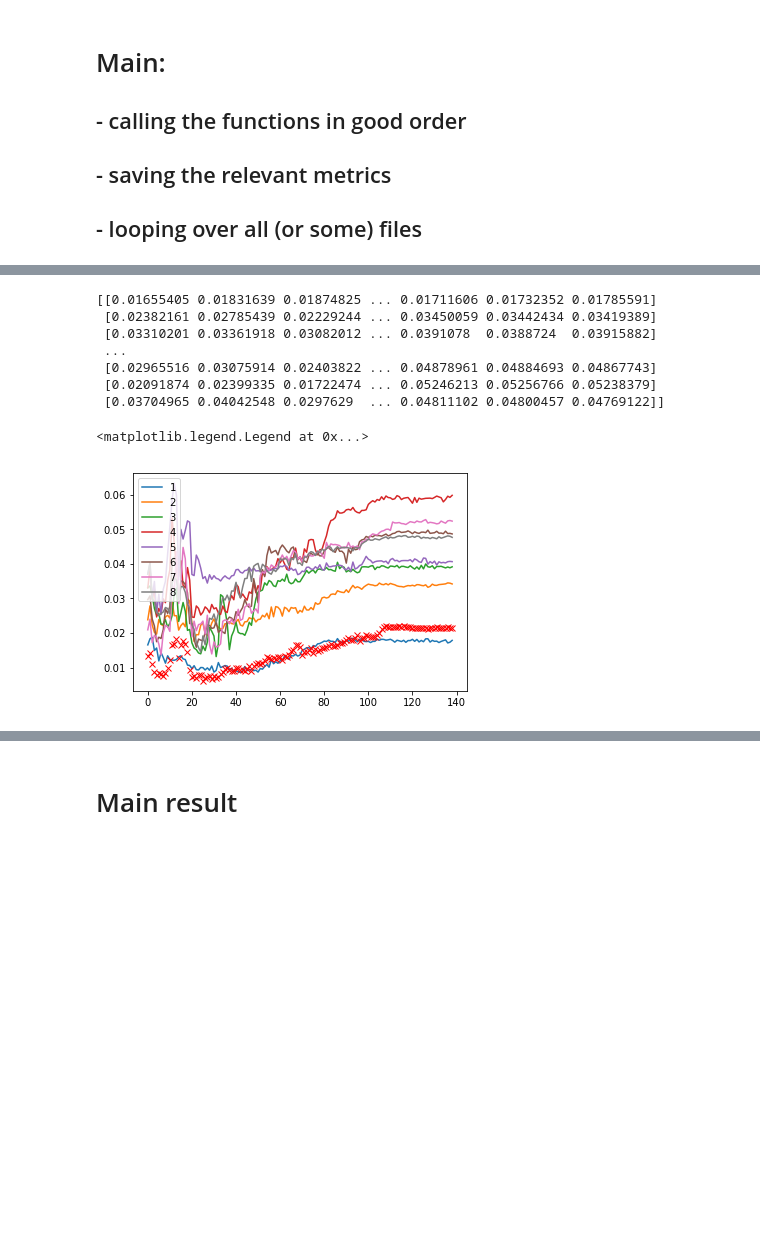
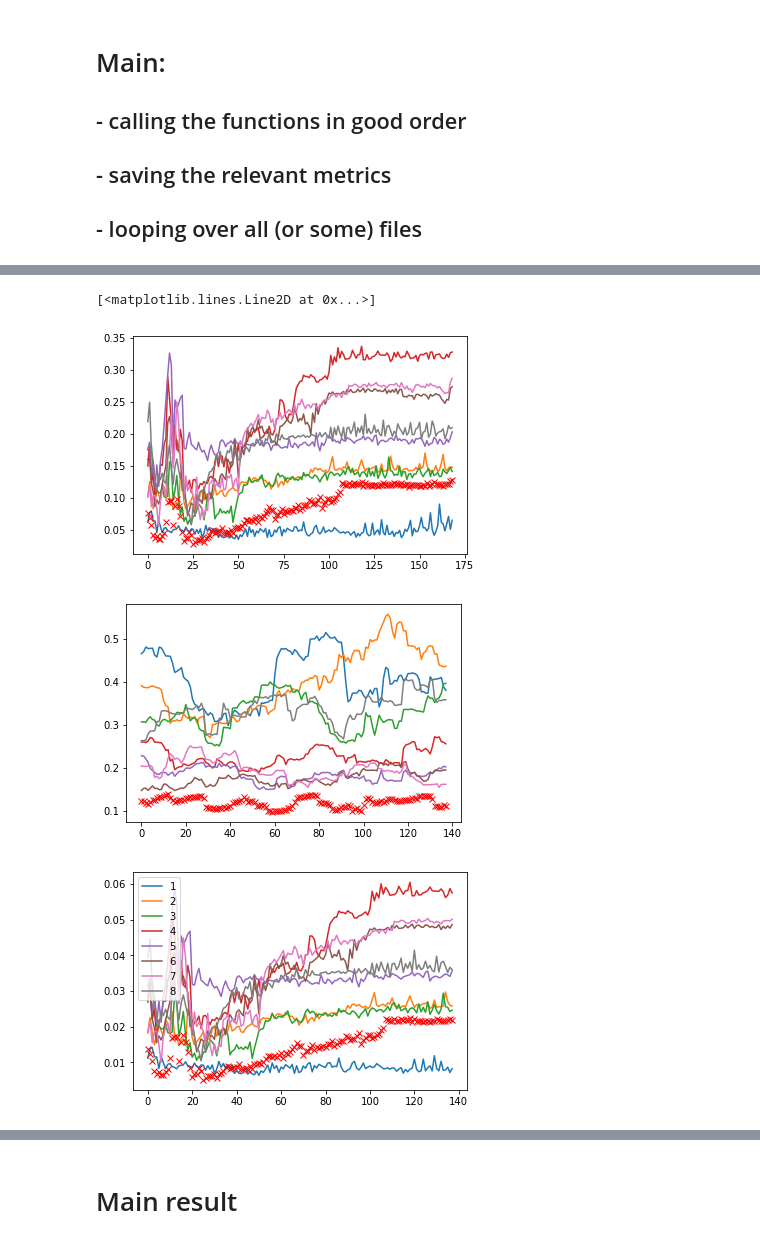
Before and after one commit to jkikstra/climvar, a Jupyter notebook: IlyasPastVariability.ipynb, the cells around one changed output, grey strips where cells are left out. Cells and saved outputs as stored; diff of their text form; code cells hidden in the pictures; blank space fills up the shorter version.

```diff
--- a/IlyasPastVariability.ipynb
+++ b/IlyasPastVariability.ipynb
@@ -28,11 +26,13 @@ import xarray as xr
 import math
 from scipy import stats
 import pylab
+import seaborn as sns
 
 
 startyr = 1850
 endyr = 2018
-climateperiod = 30
+climateperiod = 31
+halfclimperiod = np.floor(climateperiod)
 numyears_data = endyr - startyr + 1
 
 #scipy.signal.detrend
@@ -139,7 +138,7 @@ def create_weighted_grids(grid): # grid should be input of 36 x 72 (so for 1 tim
 # %%
 # load the medians of the temperature anomalies from the datafile
 dsdir = '/data/aod/Ilyasetal2017_annual/wrt_18501900/'
-dsname = 'median.nc'
+dsname = 'ensemble_statistics.ann_wrt_18501900.nc' #'median.nc'
 DS = xr.open_dataset(dsdir + dsname, decode_times=False)
 t_anom_ds = DS['median']     # yearly data; [167 x 36 x 72], float32
 t_anom = t_anom_ds.values
@@ -324,10 +346,12 @@ def detrend_data_and_climatic_data(regional_data):
 
 regional_data_detrended, global_data_detrended, regional_clim_data, global_clim_data, regional_data_notdetrended, regional_clim_data_detrended = detrend_data_and_climatic_data(regional_data)
 # %%
+# print to check shape of global anomalies: for every year there are 31 entries,
+    # which are the means of the years in the climateperiod around that year
 print(global_data_detrended.shape, regional_data.shape)
 global_data_detrended[14:50]
-plt.plot(range(regional_data.shape[1]), global_data_detrended)
+plt.plot(range(regional_data.shape[1]), global_data_detrended);
 
-for i in range(regional_data.shape[1]):
-    print(np.nanmean(global_data_detrended[i]))
+# for i in range(regional_data.shape[1]):
+#     print(np.nanmean(global_data_detrended[i]))
 # %% [output]
@@ -581,7 +593,7 @@ def loop_over_ensmembers():
                 ## !!!!!!!!!!!!!!!!!!!!!!!!!!!!!
 
         # step 1) and 2)
-        numberofmembersselectedforthispracticerun = 5000 # to prevent overload
+        numberofmembersselectedforthispracticerun = 10000 # to prevent overload
         for member in range(numberofmembersselectedforthispracticerun):#nummembers):
             # 1a. apply mask || 1b. store regional mean temperatures
             regional_mean = np.squeeze(do_regional_data(t_anom[member]))
@@ -621,7 +633,7 @@ def find_uncertainties(SDofmembers_regional_annual, SDofmembers_global_annual):
             for i in range(N):
                 mu = 0 # = regional_clim_data_detrended[rgn, yr]
                 xi = ufloat(regional_data_detrended[rgn, climyr, i], SDofmembers_regional_annual[rgn, yr])# (climyr - math.floor(climateperiod/2) + i - 1)])#float(MEANofmembers_regional_annual[rgn, (climyr - math.floor(climateperiod/2) + i - 1)], SDofmembers_regional_annual[rgn, (climyr - math.floor(climateperiod/2) + i - 1)])
-                print(xi-mu)
+#                 print(xi-mu)
                 sdsum = sdsum + (xi - mu)**2
             sdev = (1/N * sdsum)**(1/2)
 
@@ -638,7 +650,7 @@ def find_uncertainties(SDofmembers_regional_annual, SDofmembers_global_annual):
         for i in range(N):
             mu = 0 # = regional_clim_data_detrended[rgn, yr]
             xi = ufloat(global_data_detrended[climyr, i], SDofmembers_global_annual[yr])# (climyr - math.floor(climateperiod/2) + i - 1)])#float(MEANofmembers_regional_annual[rgn, (climyr - math.floor(climateperiod/2) + i - 1)], SDofmembers_regional_annual[rgn, (climyr - math.floor(climateperiod/2) + i - 1)])
-            print(xi-mu)
+#             print(xi-mu)
             sdsum = sdsum + (xi - mu)**2
         sdev = (1/N * sdsum)**(1/2)
         interannualSDofMemberSDs_global[yr] = sdev.std_dev
@@ -662,8 +674,9 @@ def find_uncertainties(SDofmembers_regional_annual, SDofmembers_global_annual):
     # --> B) calculate the average [SD] of a set of 30 SDs (the latter of which should be specific for every region)
 
 
-
+# using original approach
 SDsOfIlyas_regional, SDsOfIlyas_global  = loop_over_ensmembers()
+# using propagation of uncertainties
 SDsOfSDs, SDsOfMEANs, SDsOfSDs_global, SDsOfMEANs_global = find_uncertainties(SDsOfIlyas_regional, SDsOfIlyas_global)
 # %% [output]
 1850.ann_ensmem.wrt18501900.nc
@@ -686,21 +743,29 @@ SDsOfSDs, SDsOfMEANs, SDsOfSDs_global, SDsOfMEANs_global = find_uncertainties(SD
 # %%
+# print(regional_data_detrended)
 for rgn in range(8):
-    plt.plot(range(139),SDsOfSDs[rgn])
-plt.plot(range(139),SDsOfSDs_global, 'rx')
-print(SDsOfSDs[:,:])
-plt.legend(regions)
+    plt.figure(0)
+    plt.plot(range(numyears_data),SDsOfIlyas_regional[rgn])
+    plt.figure(1)
+    plt.plot(range(numanalysedyears),SDsOfMEANs[rgn])
+    plt.figure(2)
+    plt.plot(range(numanalysedyears),SDsOfSDs[rgn])
+    plt.legend(regions)
+plt.figure(0)
+plt.plot(range(numyears_data),SDsOfIlyas_global, 'rx')
+plt.figure(1)
+plt.plot(range(numanalysedyears),SDsOfMEANs_global, 'rx')
+plt.figure(2)
+plt.plot(range(numanalysedyears),SDsOfSDs_global, 'rx')
+
+# print(SDsOfIlyas[3,:])
+# print(SDsOfSDs[3,:])
 
 ###
 # conclusion seems to be that there is more of a spread in the recent decades
 #   which indicates a higher spread in the amount of variability
 #   and could therefore indicate a trend in the SD/NormDist of the interannual temperatures.
 # %% [output]
-[[0.01655405 0.01831639 0.01874825 ... 0.01711606 0.01732352 0.01785591]
- [0.02382161 0.02785439 0.02229244 ... 0.03450059 0.03442434 0.03419389]
- [0.03310201 0.03361918 0.03082012 ... 0.0391078  0.0388724  0.03915882]
- ...
- [0.02965516 0.03075914 0.02403822 ... 0.04878961 0.04884693 0.04867743]
- [0.02091874 0.02399335 0.01722474 ... 0.05246213 0.05256766 0.05238379]
- [0.03704965 0.04042548 0.0297629  ... 0.04811102 0.04800457 0.04769122]]
+[<matplotlib.lines.Line2D at 0x...>]
-<matplotlib.legend.Legend at 0x...>
-[figure, old version]
+[figure, new version]
+[figure, added]
+[figure, added]
```
Also changed, not shown: parts of 22 cells of this notebook, 2 other files.
